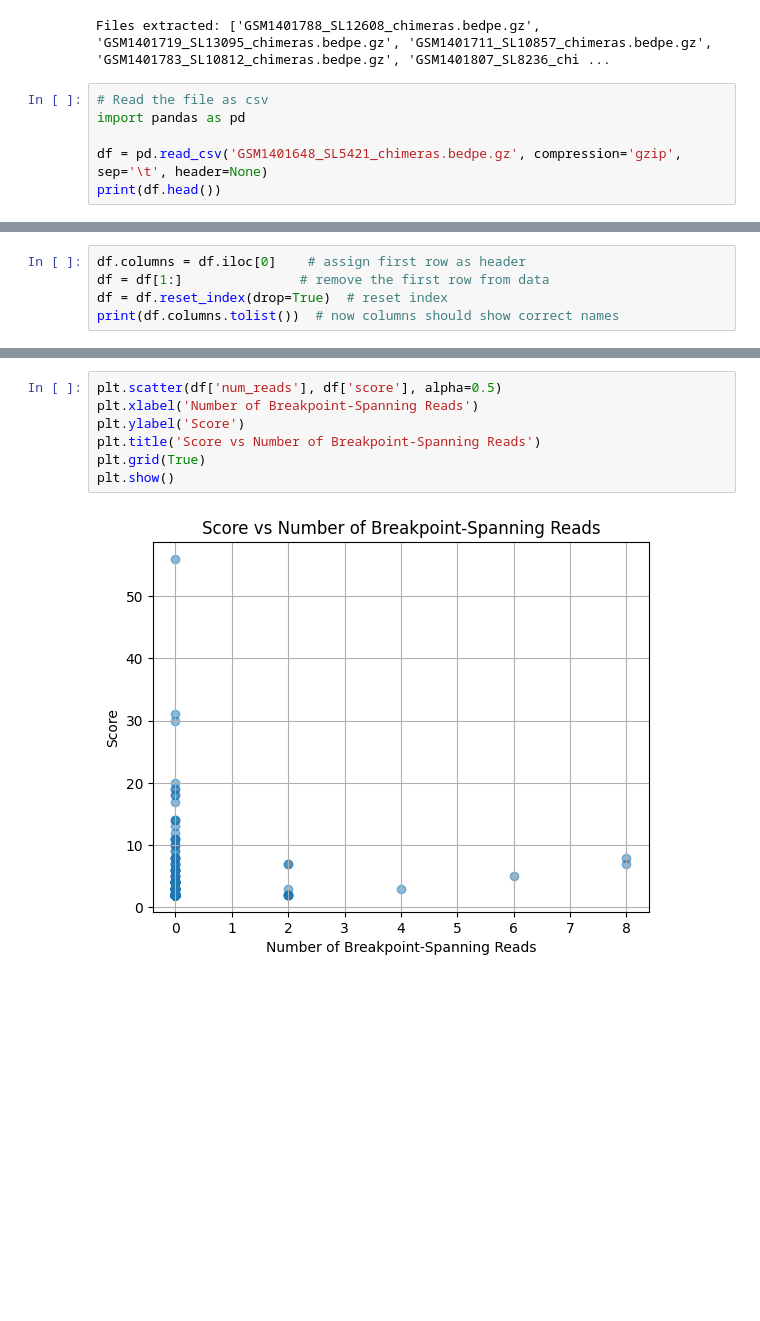
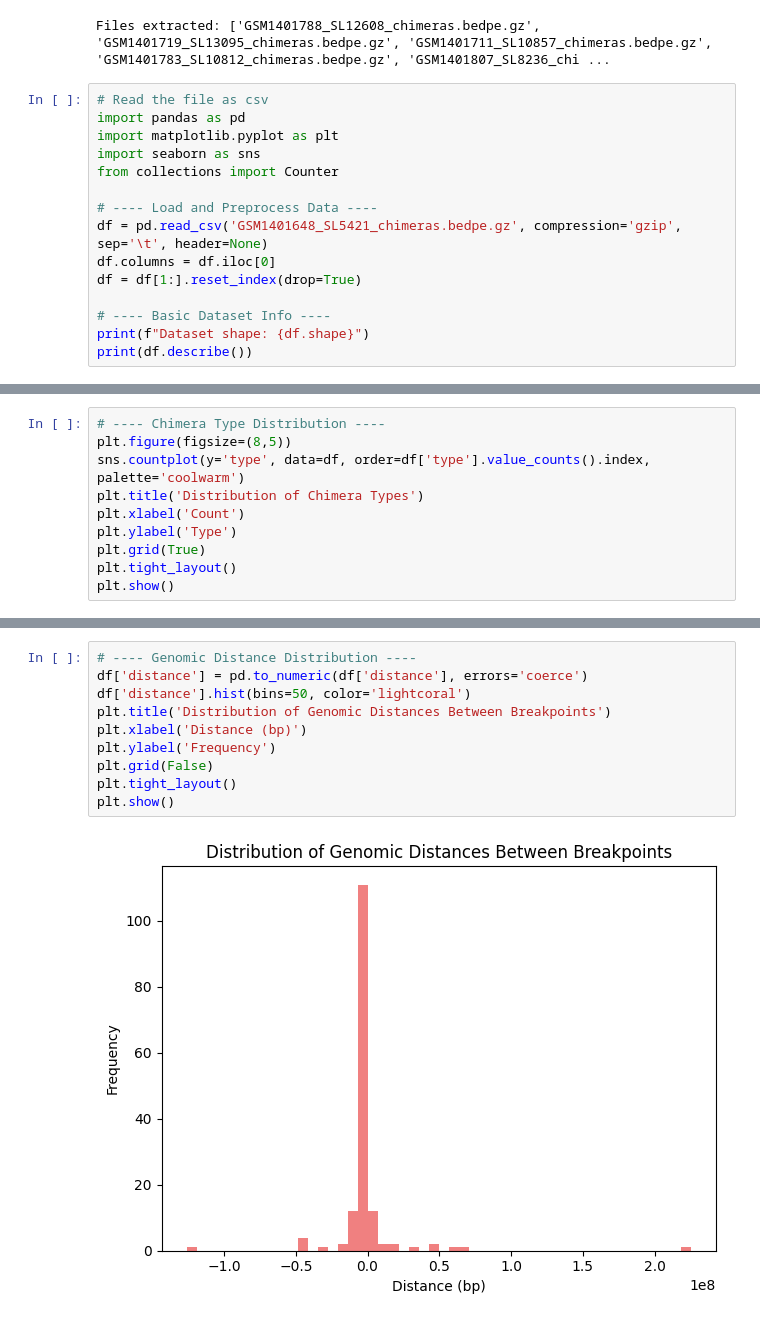
Before and after one commit to clarissawoo/breast-cancer-transcriptomics, a Jupyter notebook: Breast_Cancer_Transcriptomics_GSE58135.ipynb, the cells around one changed output, grey strips where cells are left out. Cells and saved outputs as stored; diff of their text form; blank space fills up the shorter version.

```diff
--- a/Breast_Cancer_Transcriptomics_GSE58135.ipynb
+++ b/Breast_Cancer_Transcriptomics_GSE58135.ipynb
@@ -16,7 +16,16 @@ Files extracted: ['GSM1401788_SL12608_chimeras.bedpe.gz', 'GSM1401719_SL13095_ch
 # %%
 # Read the file as csv
 import pandas as pd
+import matplotlib.pyplot as plt
+import seaborn as sns
+from collections import Counter
 
+# ---- Load and Preprocess Data ----
 df = pd.read_csv('GSM1401648_SL5421_chimeras.bedpe.gz', compression='gzip', sep='\t', header=None)
-print(df.head())
+df.columns = df.iloc[0]
+df = df[1:].reset_index(drop=True)
+
+# ---- Basic Dataset Info ----
+print(f"Dataset shape: {df.shape}")
+print(df.describe())
 # %% [output]
@@ -61,6 +63,11 @@ freq                                                    2            1
 # %%
-df.columns = df.iloc[0]    # assign first row as header
-df = df[1:]               # remove the first row from data
-df = df.reset_index(drop=True)  # reset index
-print(df.columns.tolist())  # now columns should show correct names
+# ---- Chimera Type Distribution ----
+plt.figure(figsize=(8,5))
+sns.countplot(y='type', data=df, order=df['type'].value_counts().index, palette='coolwarm')
+plt.title('Distribution of Chimera Types')
+plt.xlabel('Count')
+plt.ylabel('Type')
+plt.grid(True)
+plt.tight_layout()
+plt.show()
 # %% [output]
@@ -169,9 +107,12 @@ print(f"\n📊 Correlation between score and number of reads: {correlation:.2f}"
 # %%
-plt.scatter(df['num_reads'], df['score'], alpha=0.5)
-plt.xlabel('Number of Breakpoint-Spanning Reads')
-plt.ylabel('Score')
-plt.title('Score vs Number of Breakpoint-Spanning Reads')
-plt.grid(True)
+# ---- Genomic Distance Distribution ----
+df['distance'] = pd.to_numeric(df['distance'], errors='coerce')
+df['distance'].hist(bins=50, color='lightcoral')
+plt.title('Distribution of Genomic Distances Between Breakpoints')
+plt.xlabel('Distance (bp)')
+plt.ylabel('Frequency')
+plt.grid(False)
+plt.tight_layout()
 plt.show()
 # %% [output]
-[figure, old version]
+[figure, new version]
```
Also changed, not shown: parts of 19 cells of this notebook.
